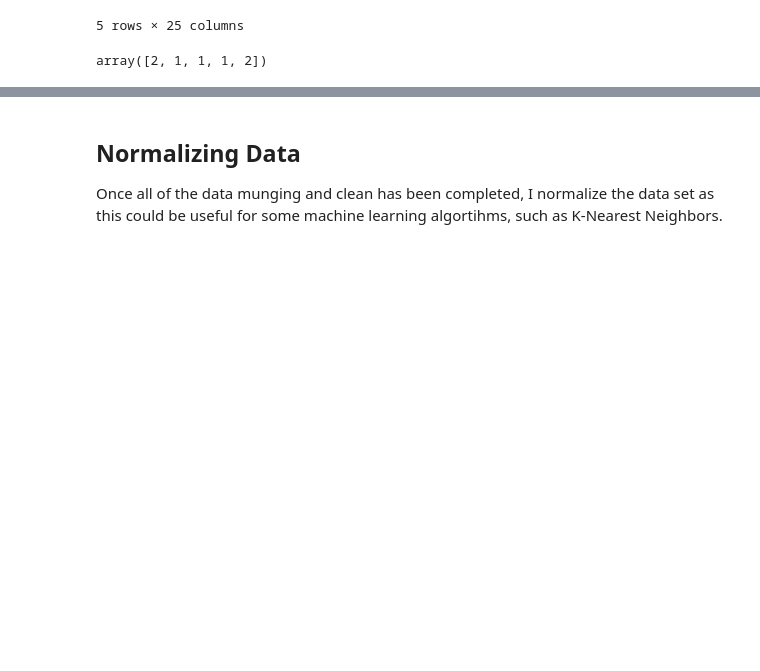
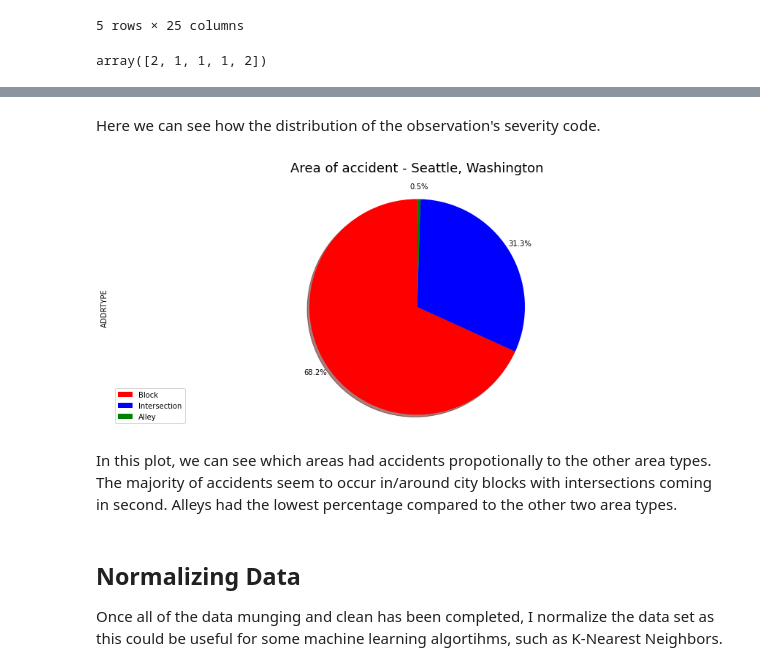
Before and after one commit to fabelperez/DataScienceCapstoneRepo, a Jupyter notebook: applieddscapstone.ipynb, the cells around one changed output, grey strips where cells are left out. Saved outputs shown, nothing was run; the diff lists cells and outputs as text; code cells hidden in the pictures; blank space fills up the shorter version.

```diff
--- a/applieddscapstone.ipynb
+++ b/applieddscapstone.ipynb
@@ -160,3 +175,30 @@ array([2, 1, 1, 1, 2])
+# %% [markdown]
+Here we can see how the distribution of the observation's severity code.
+# %%
+#Area type of each accident
+
+color_list=['red','blue','green']
+addtype=dc['ADDRTYPE'].value_counts()
+
+addtype.plot(kind='pie',
+            figsize=(15, 6),
+            autopct='%1.1f%%',
+            startangle=90,
+            shadow=True,
+            labels=None,
+            pctdistance=1.12,
+            colors=color_list)
+
+
+plt.title('Area of accident - Seattle, Washington', fontsize=18, y=1.05)
+plt.axis('equal')
+plt.legend(labels=addtype.index, loc='lower left')
+
+plt.show()
+# %% [output]
+[figure, added]
+# %% [markdown]
+In this plot, we can see which areas had accidents propotionally to the other area types. The majority of accidents seem to occur in/around city blocks with intersections coming in second. Alleys had the lowest percentage compared to the other two area types.
 # %% [markdown]
 ## Normalizing Data
 Once all of the data munging and clean has been completed, I normalize the data set as this could be useful for some machine learning algortihms, such as K-Nearest Neighbors.
```
Also changed, not shown: parts of 15 cells of this notebook.
